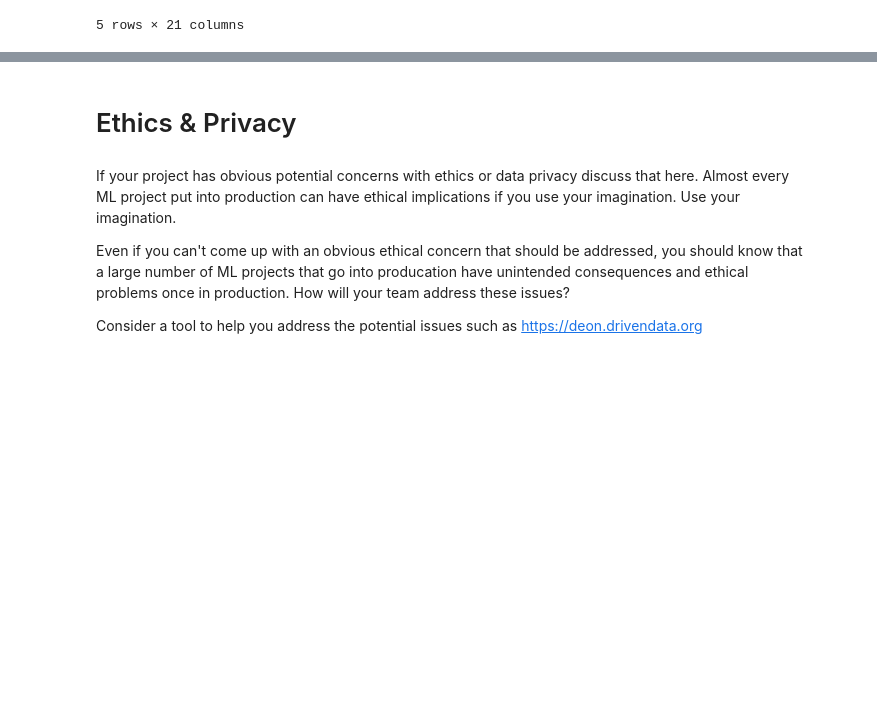
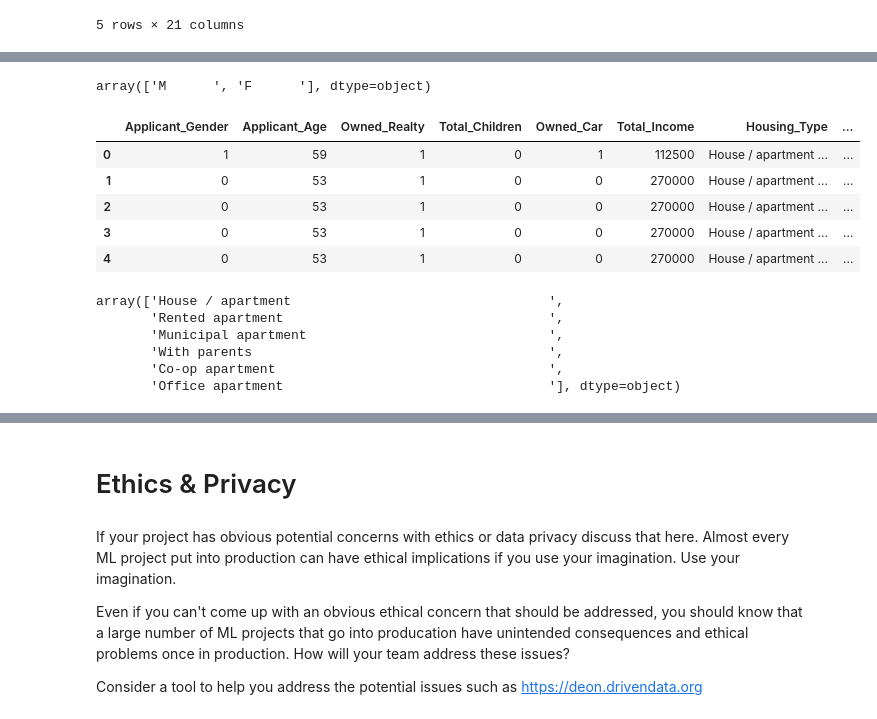
Before and after one commit to COGS118A/Group022-Wi23, a Jupyter notebook: CheckpointGroup022-Wi23.ipynb, the cells around one changed output, grey strips where cells are left out. Saved outputs shown, nothing was run; the diff lists cells and outputs as text; code cells hidden in the pictures; blank space fills up the shorter version.

```diff
--- a/CheckpointGroup022-Wi23.ipynb
+++ b/CheckpointGroup022-Wi23.ipynb
@@ -118,0 +180,28 @@ credit.head()
+# %%
+#from the above we see that Applicant_Gender , Housing_Type , Education_Type , Family_Status
+#check the unique values for applicant_gender
+credit['Applicant_Gender'].unique()
+#from below we see that its male or female
+# %% [output]
+array(['M      ', 'F      '], dtype=object)
+# %%
+#replace M = 1, F = 0
+credit['Applicant_Gender'] = credit['Applicant_Gender'].replace(['M      ', 'F      '], [1, 0])
+credit.head()
+# %% [output]
+|  | Applicant_Gender | Applicant_Age | Owned_Realty | Total_Children | Owned_Car | Total_Income | Housing_Type | ... |
+| 0 | 1 | 59 | 1 | 0 | 1 | 112500 | House / apartment ... | ... |
+| 1 | 0 | 53 | 1 | 0 | 0 | 270000 | House / apartment ... | ... |
+| 2 | 0 | 53 | 1 | 0 | 0 | 270000 | House / apartment ... | ... |
+| 3 | 0 | 53 | 1 | 0 | 0 | 270000 | House / apartment ... | ... |
+| 4 | 0 | 53 | 1 | 0 | 0 | 270000 | House / apartment ... | ... |
+# %%
+#do the same as above for Housing_Type
+credit['Housing_Type'].unique()
+# %% [output]
+array(['House / apartment                                 ',
+       'Rented apartment                                  ',
+       'Municipal apartment                               ',
+       'With parents                                      ',
+       'Co-op apartment                                   ',
+       'Office apartment                                  '], dtype=object)
```
Also changed, not shown: parts of 17 cells of this notebook.
